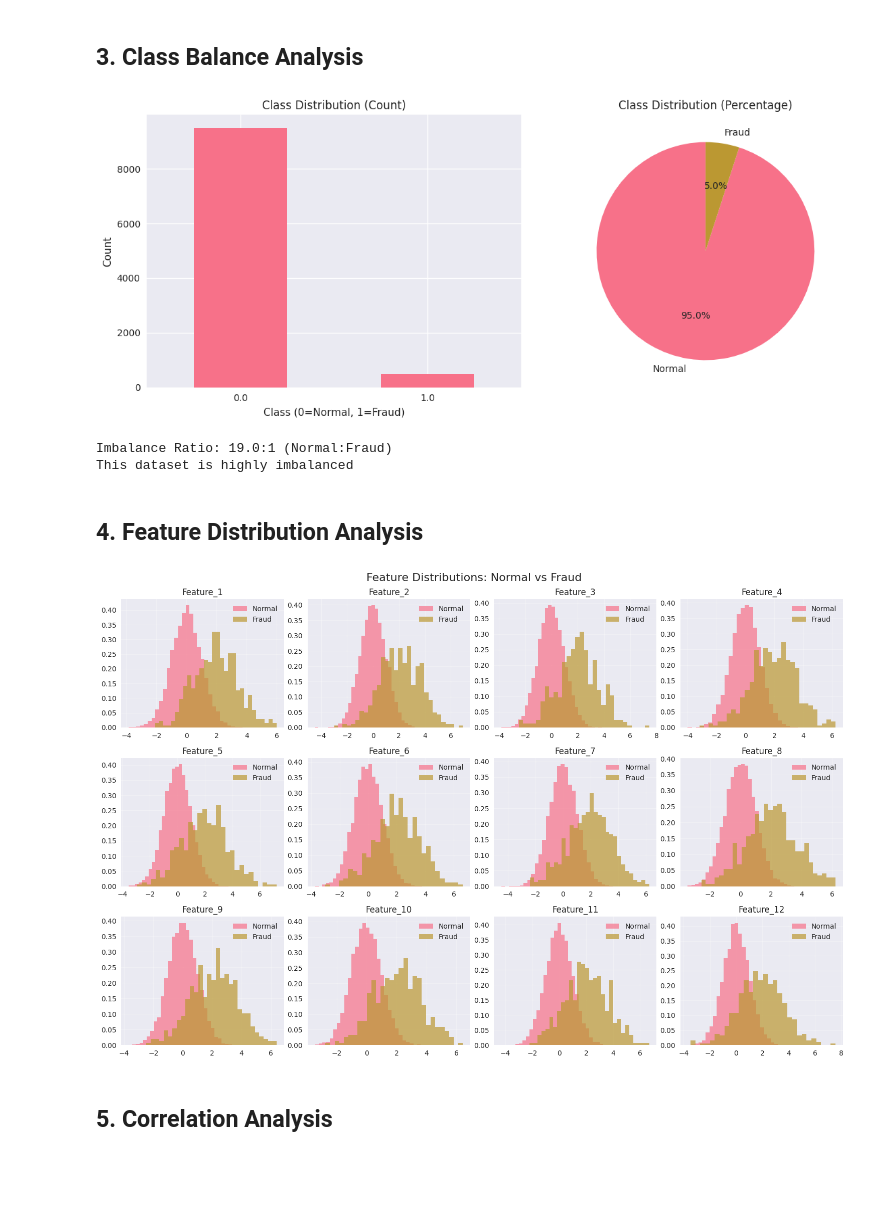
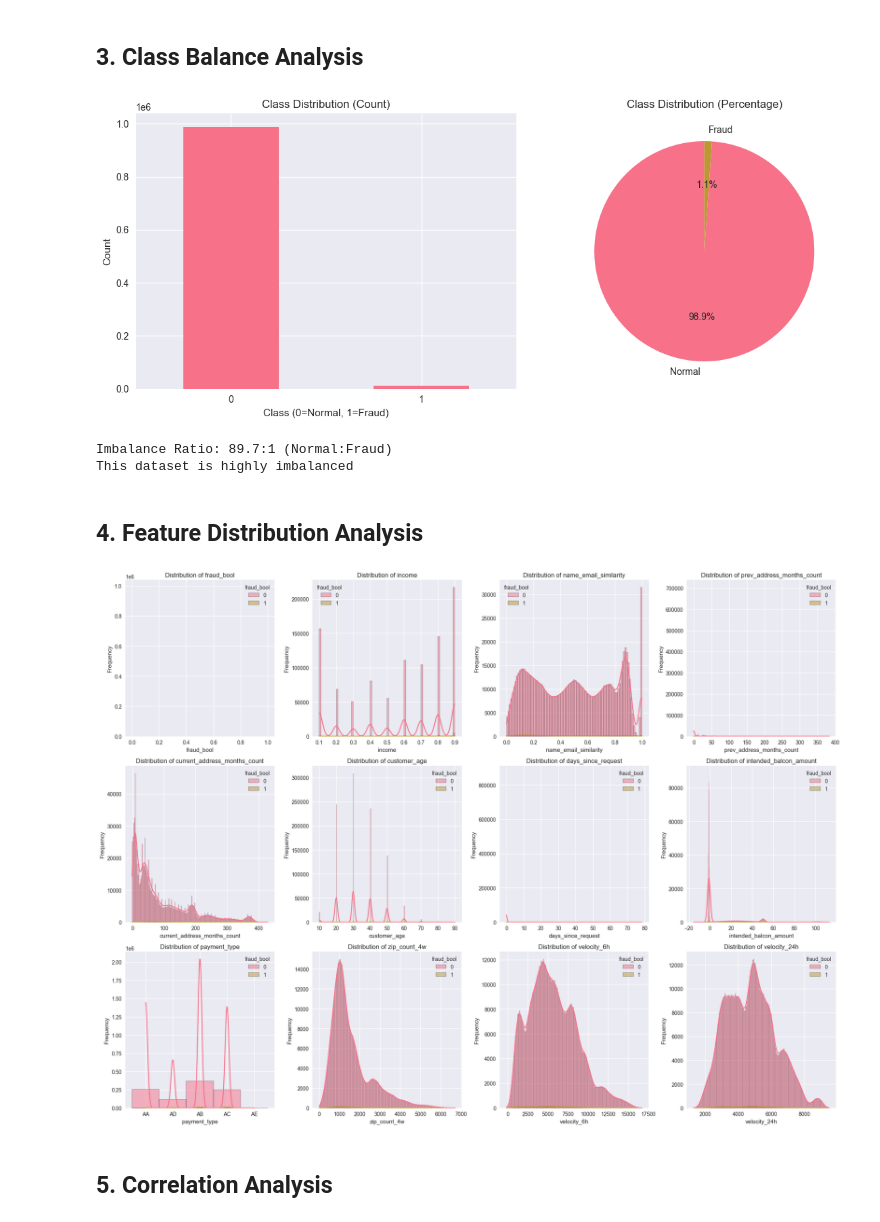
Before and after one commit to Anu27n/Project1, a Jupyter notebook: notebooks/01_data_exploration.ipynb, the cells around one changed output. Cells and saved outputs as stored; diff of their text form; code cells hidden in the pictures; blank space fills up the shorter version.

```diff
--- a/notebooks/01_data_exploration.ipynb
+++ b/notebooks/01_data_exploration.ipynb
@@ -38,10 +27,8 @@ We'll start by loading the fraud detection dataset. For development purposes, we
 # %%
-# Generate synthetic fraud data for exploration
-print("Generating synthetic fraud detection data...")
-X, y = generate_synthetic_fraud_data(n_samples=10000, n_features=20, fraud_rate=0.05)
+# Load dataset
+dataset_path = 'dataset/Base.csv'
+data = pd.read_csv(dataset_path)
 
-print(f"Dataset shape: {X.shape}")
-print(f"Number of features: {X.shape[1]}")
-print(f"Number of samples: {X.shape[0]}")
-print(f"Fraud rate: {y.mean():.3f} ({np.sum(y)} fraud cases out of {len(y)} total)")
+print("Dataset loaded successfully!")
+print(data.head())
 # %% [output]
@@ -92,14 +87,14 @@ max        1.000000
 fig, (ax1, ax2) = plt.subplots(1, 2, figsize=(12, 5))
 
 # Count plot
-df['Class'].value_counts().plot(kind='bar', ax=ax1)
+data['fraud_bool'].value_counts().plot(kind='bar', ax=ax1)
 ax1.set_title('Class Distribution (Count)')
 ax1.set_xlabel('Class (0=Normal, 1=Fraud)')
 ax1.set_ylabel('Count')
 ax1.tick_params(axis='x', rotation=0)
 
 # Pie chart
-class_counts = df['Class'].value_counts()
+class_counts = data['fraud_bool'].value_counts()
 ax2.pie(class_counts.values, labels=['Normal', 'Fraud'], autopct='%1.1f%%', startangle=90)
 ax2.set_title('Class Distribution (Percentage)')
 
@@ -107,24 +102,33 @@ plt.tight_layout()
 plt.show()
 
 # Calculate imbalance ratio
-normal_count = (y == 0).sum()
-fraud_count = (y == 1).sum()
+normal_count = (data['fraud_bool'] == 0).sum()
+fraud_count = (data['fraud_bool'] == 1).sum()
 imbalance_ratio = normal_count / fraud_count
 
 print(f"Imbalance Ratio: {imbalance_ratio:.1f}:1 (Normal:Fraud)")
 print(f"This dataset is {'highly' if imbalance_ratio > 10 else 'moderately'} imbalanced")
 # %% [output]
-[figure, old version]
+[figure, new version]
-Imbalance Ratio: 19.0:1 (Normal:Fraud)
+Imbalance Ratio: 89.7:1 (Normal:Fraud)
 This dataset is highly imbalanced
 # %% [markdown]
 ## 4. Feature Distribution Analysis
 # %%
 # Plot feature distributions
-fig = plot_data_distribution(X, y, feature_names[:12])  # First 12 features
+fig, axes = plt.subplots(3, 4, figsize=(20, 15))  # Create a grid for 12 features
+axes = axes.flatten()
+
+for i, feature in enumerate(data.columns[:12]):  # First 12 features
+    sns.histplot(data=data, x=feature, hue='fraud_bool', kde=True, ax=axes[i])
+    axes[i].set_title(f'Distribution of {feature}')
+    axes[i].set_xlabel(feature)
+    axes[i].set_ylabel('Frequency')
+
+plt.tight_layout()
 plt.show()
 # %% [output]
-[figure, old version]
+[figure, new version]
 # %% [markdown]
 ## 5. Correlation Analysis
 # %%
```
Also changed, not shown: parts of 13 cells of this notebook, 25 other files.
